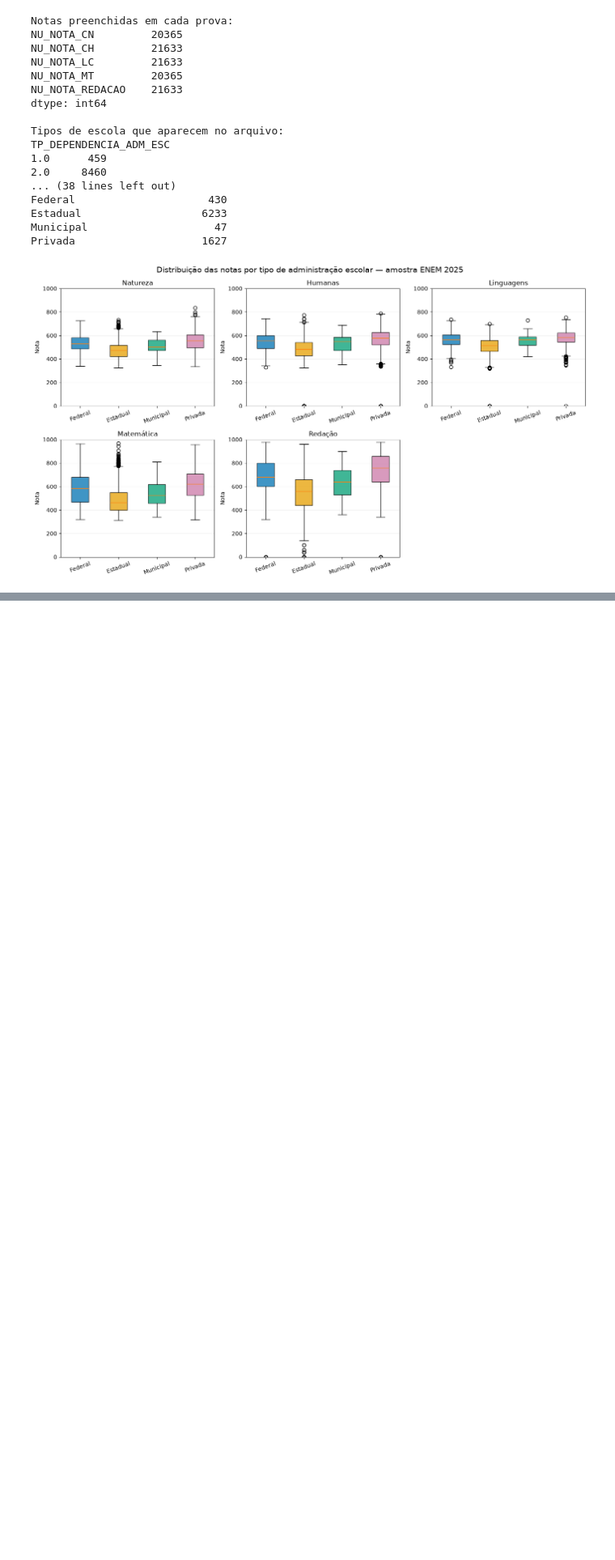
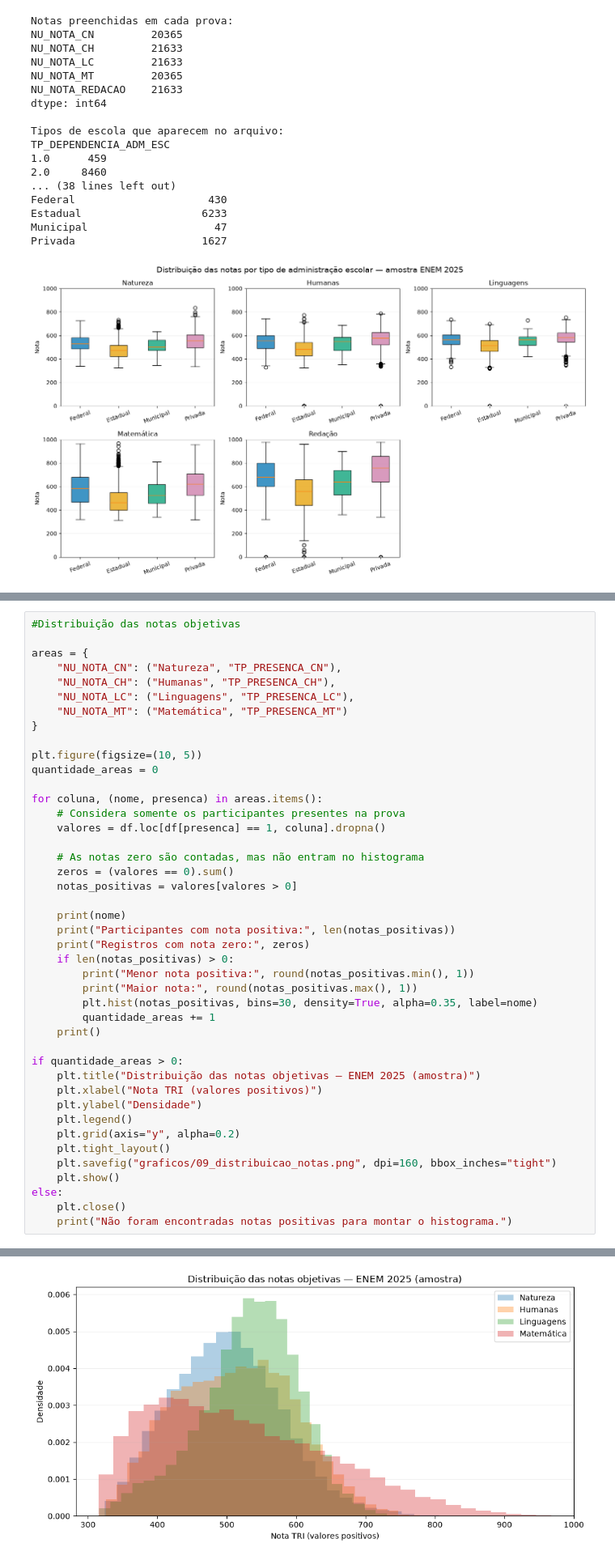
Before and after one commit to ricardocefet2018/analise_dados_enem_2025, a Jupyter notebook: main.ipynb, the cells around one changed output, grey strips where cells are left out. Shown at 81% size. Drawn from its saved outputs; the diff is of its cells as text; blank space fills up the shorter version.

```diff
--- a/main.ipynb
+++ b/main.ipynb
@@ -274,3 +274,47 @@ Localizacao de escola
 Urbana                            7958
 Rural                              379
 [figure]
+# %%
+#Distribuição das notas objetivas
+
+areas = {
+    "NU_NOTA_CN": ("Natureza", "TP_PRESENCA_CN"),
+    "NU_NOTA_CH": ("Humanas", "TP_PRESENCA_CH"),
+    "NU_NOTA_LC": ("Linguagens", "TP_PRESENCA_LC"),
+    "NU_NOTA_MT": ("Matemática", "TP_PRESENCA_MT")
+}
+
+plt.figure(figsize=(10, 5))
+quantidade_areas = 0
+
+for coluna, (nome, presenca) in areas.items():
+    # Considera somente os participantes presentes na prova
+    valores = df.loc[df[presenca] == 1, coluna].dropna()
+
+    # As notas zero são contadas, mas não entram no histograma
+    zeros = (valores == 0).sum()
+    notas_positivas = valores[valores > 0]
+
+    print(nome)
+    print("Participantes com nota positiva:", len(notas_positivas))
+    print("Registros com nota zero:", zeros)
+    if len(notas_positivas) > 0:
+        print("Menor nota positiva:", round(notas_positivas.min(), 1))
+        print("Maior nota:", round(notas_positivas.max(), 1))
+        plt.hist(notas_positivas, bins=30, density=True, alpha=0.35, label=nome)
+        quantidade_areas += 1
+    print()
+
+if quantidade_areas > 0:
+    plt.title("Distribuição das notas objetivas — ENEM 2025 (amostra)")
+    plt.xlabel("Nota TRI (valores positivos)")
+    plt.ylabel("Densidade")
+    plt.legend()
+    plt.grid(axis="y", alpha=0.2)
+    plt.tight_layout()
+    plt.savefig("graficos/09_distribuicao_notas.png", dpi=160, bbox_inches="tight")
+    plt.show()
+else:
+    plt.close()
+    print("Não foram encontradas notas positivas para montar o histograma.")
+# %% [output]
@@ -276,0 +338 @@ Rural                              379
+[figure, added]
```
Also changed, not shown: parts of 9 cells of this notebook, 10 other files.
